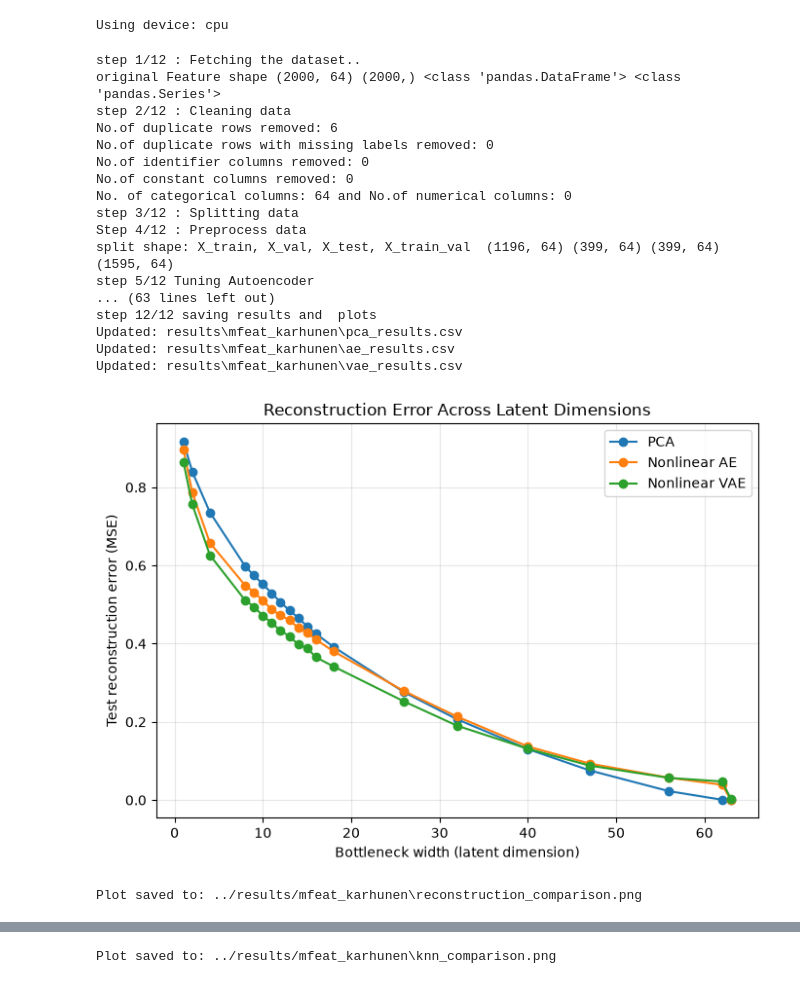
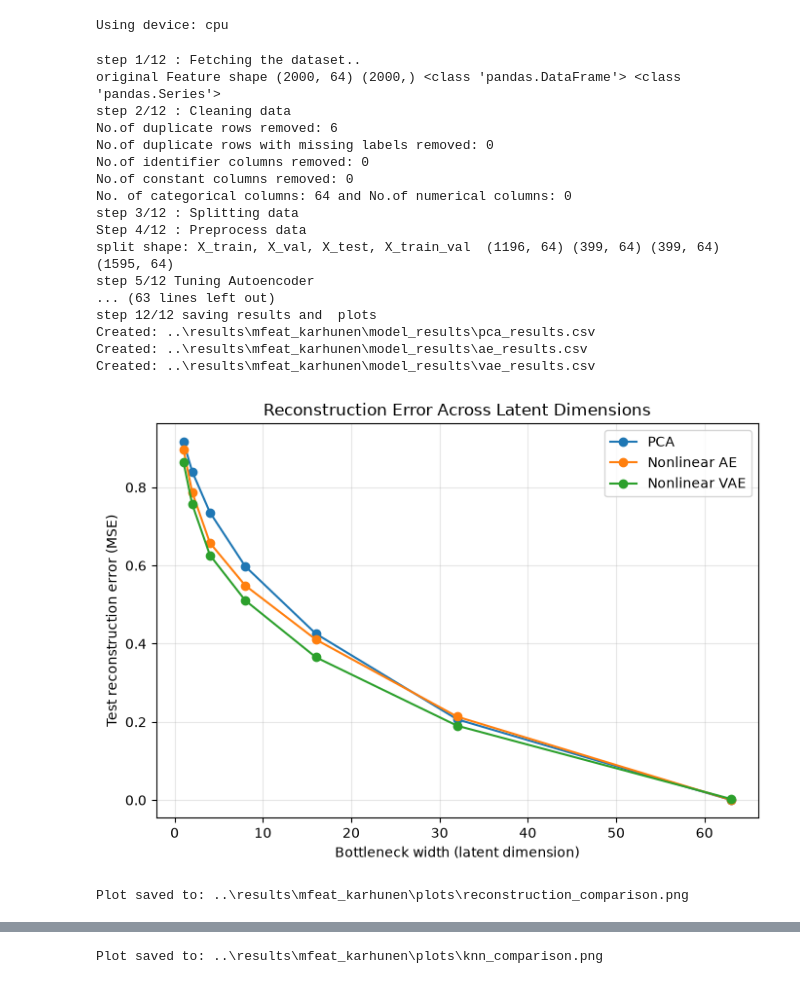
Before and after one commit to likhith00/LatentDimAnalysis, a Jupyter notebook: research/test_tabular_experiment.ipynb, the cells around one changed output, grey strips where cells are left out. Cells and saved outputs as stored; diff of their text form; code cells hidden in the pictures.

```diff
--- a/research/test_tabular_experiment.ipynb
+++ b/research/test_tabular_experiment.ipynb
@@ -3,24 +3,24 @@ from src.experiments.run_tabular_experiment import execute_tabular
 # %% [output]
 Using device: cpu
 # %%
-execute_tabular(dataset_name="mfeat_karhunen", bottleneck_range= [1,2,4,8,16,32,63], hpo_latent=31, seeds = [42, 43, 44], plot_path="../results/mfeat_karhunen")
+execute_tabular(dataset_name="mfeat_karhunen", bottleneck_range= [1,2,4,8,16,32,63], hpo_latent=31, seeds = [42, 43, 44], results_path="../results")
 # %% [output]
 step 1/12 : Fetching the dataset..
 original Feature shape (2000, 64) (2000,) <class 'pandas.DataFrame'> <class 'pandas.Series'>
 step 2/12 : Cleaning data
 No.of duplicate rows removed: 6
 No.of duplicate rows with missing labels removed: 0
 No.of identifier columns removed: 0
 No.of constant columns removed: 0
 No. of categorical columns: 64 and No.of numerical columns: 0
 step 3/12 : Splitting data
 Step 4/12 : Preprocess data
 split shape: X_train, X_val, X_test, X_train_val  (1196, 64) (399, 64) (399, 64) (1595, 64)
 step 5/12 Tuning Autoencoder
 ... (63 lines left out)
 step 12/12 saving results and  plots
-Updated: results\mfeat_karhunen\pca_results.csv
-Updated: results\mfeat_karhunen\ae_results.csv
-Updated: results\mfeat_karhunen\vae_results.csv
+Created: ..\results\mfeat_karhunen\model_results\pca_results.csv
+Created: ..\results\mfeat_karhunen\model_results\ae_results.csv
+Created: ..\results\mfeat_karhunen\model_results\vae_results.csv
-[figure, old version]
+[figure, new version]
-Plot saved to: ../results/mfeat_karhunen\reconstruction_comparison.png
+Plot saved to: ..\results\mfeat_karhunen\plots\reconstruction_comparison.png
@@ -28,2 +28,2 @@ Plot saved to: ../results/mfeat_karhunen\reconstruction_comparison.png
-Plot saved to: ../results/mfeat_karhunen\knn_comparison.png
+Plot saved to: ..\results\mfeat_karhunen\plots\knn_comparison.png
 # %%
```
Also changed, not shown: parts of 4 cells of this notebook, 21 other files.
